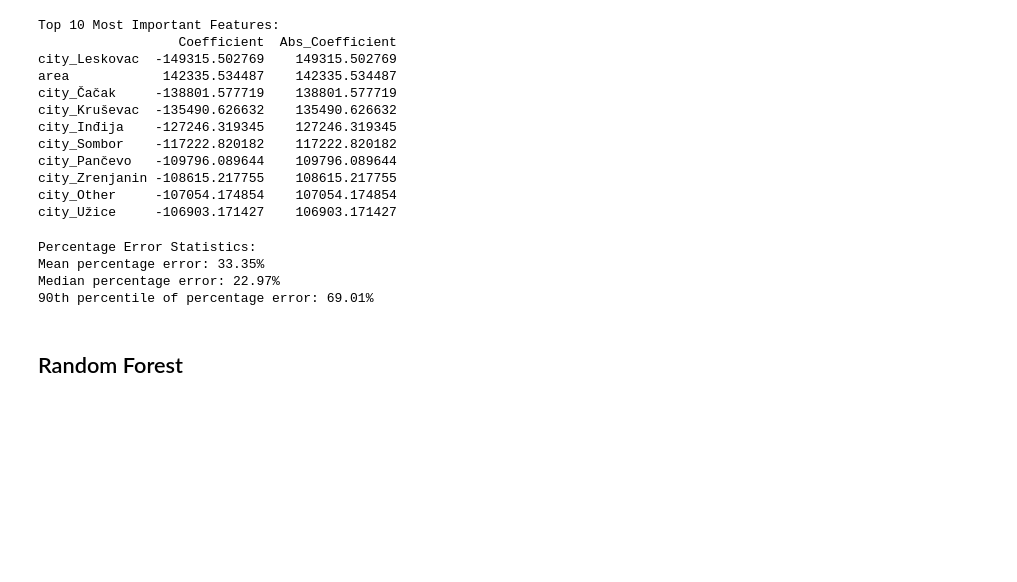
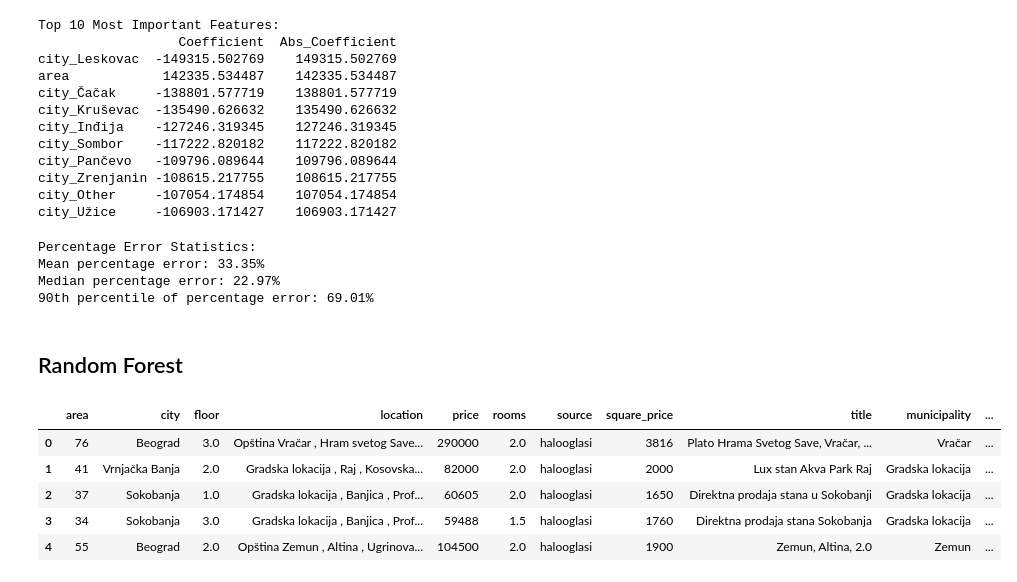
Before and after one commit to jovanovic-djo/real-estate-data-hub, a Jupyter notebook: notebooks/model_training.ipynb, the cells around one changed output. Drawn from its saved outputs; the diff is of its cells as text; code cells hidden in the pictures; blank space fills up the shorter version.

```diff
--- a/notebooks/model_training.ipynb
+++ b/notebooks/model_training.ipynb
@@ -270,3 +274,11 @@ with open('..\\models\\linear_regression_model.pkl', 'wb') as file:
 ## Random Forest
 # %%
 df = pd.read_csv('..\\data\\cleaned\\data.csv')
+df.head()
+# %% [output]
+|  | area | city | floor | location | price | rooms | source | square_price | title | municipality | ... |
+| 0 | 76 | Beograd | 3.0 | Opština Vračar , Hram svetog Save... | 290000 | 2.0 | halooglasi | 3816 | Plato Hrama Svetog Save, Vračar, ... | Vračar | ... |
+| 1 | 41 | Vrnjačka Banja | 2.0 | Gradska lokacija , Raj , Kosovska... | 82000 | 2.0 | halooglasi | 2000 | Lux stan Akva Park Raj | Gradska lokacija | ... |
+| 2 | 37 | Sokobanja | 1.0 | Gradska lokacija , Banjica , Prof... | 60605 | 2.0 | halooglasi | 1650 | Direktna prodaja stana u Sokobanji | Gradska lokacija | ... |
+| 3 | 34 | Sokobanja | 3.0 | Gradska lokacija , Banjica , Prof... | 59488 | 1.5 | halooglasi | 1760 | Direktna prodaja stana Sokobanja | Gradska lokacija | ... |
+| 4 | 55 | Beograd | 2.0 | Opština Zemun , Altina , Ugrinova... | 104500 | 2.0 | halooglasi | 1900 | Zemun, Altina, 2.0 | Zemun | ... |
```
Also changed, not shown: parts of 10 cells of this notebook, 2 other files.
